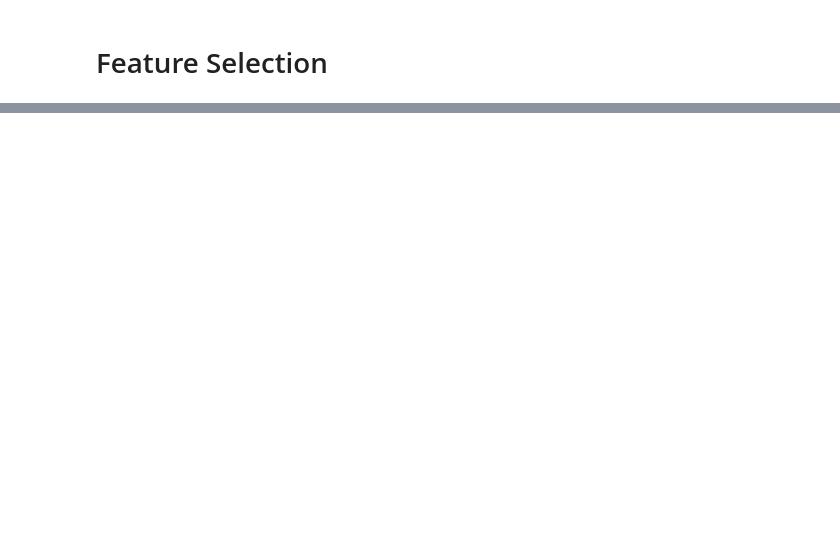
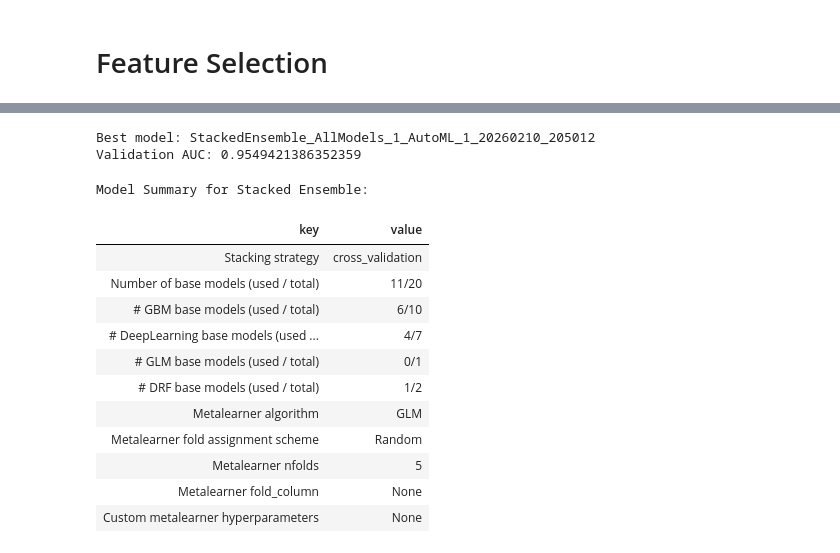
Before and after one commit to muazhazali/kaggle-comp-predicting-heart-disease, a Jupyter notebook: heart-disease-prediction.ipynb, the cells around one changed output, grey strips where cells are left out. Drawn from its saved outputs; the diff is of its cells as text; code cells hidden in the pictures; blank space fills up the shorter version.

```diff
--- a/heart-disease-prediction.ipynb
+++ b/heart-disease-prediction.ipynb
@@ -198,0 +211,27 @@ Validation AUC: 0.9548620792436716
+# %%
+# get the best model
+best_model = aml.leader
+print("Best model:", best_model.model_id)
+# evaluate the best model on the validation set
+perf_valid = best_model.model_performance(valid)
+print("Validation AUC:", perf_valid.auc())
+# %% [output]
+Best model: StackedEnsemble_AllModels_1_AutoML_1_20260210_205012
+Validation AUC: 0.9549421386352359
+# %%
+# show model summary for the best model
+best_model.summary()
+# %% [output]
+Model Summary for Stacked Ensemble:
+| key | value |
+| Stacking strategy | cross_validation |
+| Number of base models (used / total) | 11/20 |
+| # GBM base models (used / total) | 6/10 |
+| # DeepLearning base models (used ... | 4/7 |
+| # GLM base models (used / total) | 0/1 |
+| # DRF base models (used / total) | 1/2 |
+| Metalearner algorithm | GLM |
+| Metalearner fold assignment scheme | Random |
+| Metalearner nfolds | 5 |
+| Metalearner fold_column | None |
+| Custom metalearner hyperparameters | None |
```
Also changed, not shown: parts of 5 cells of this notebook.
